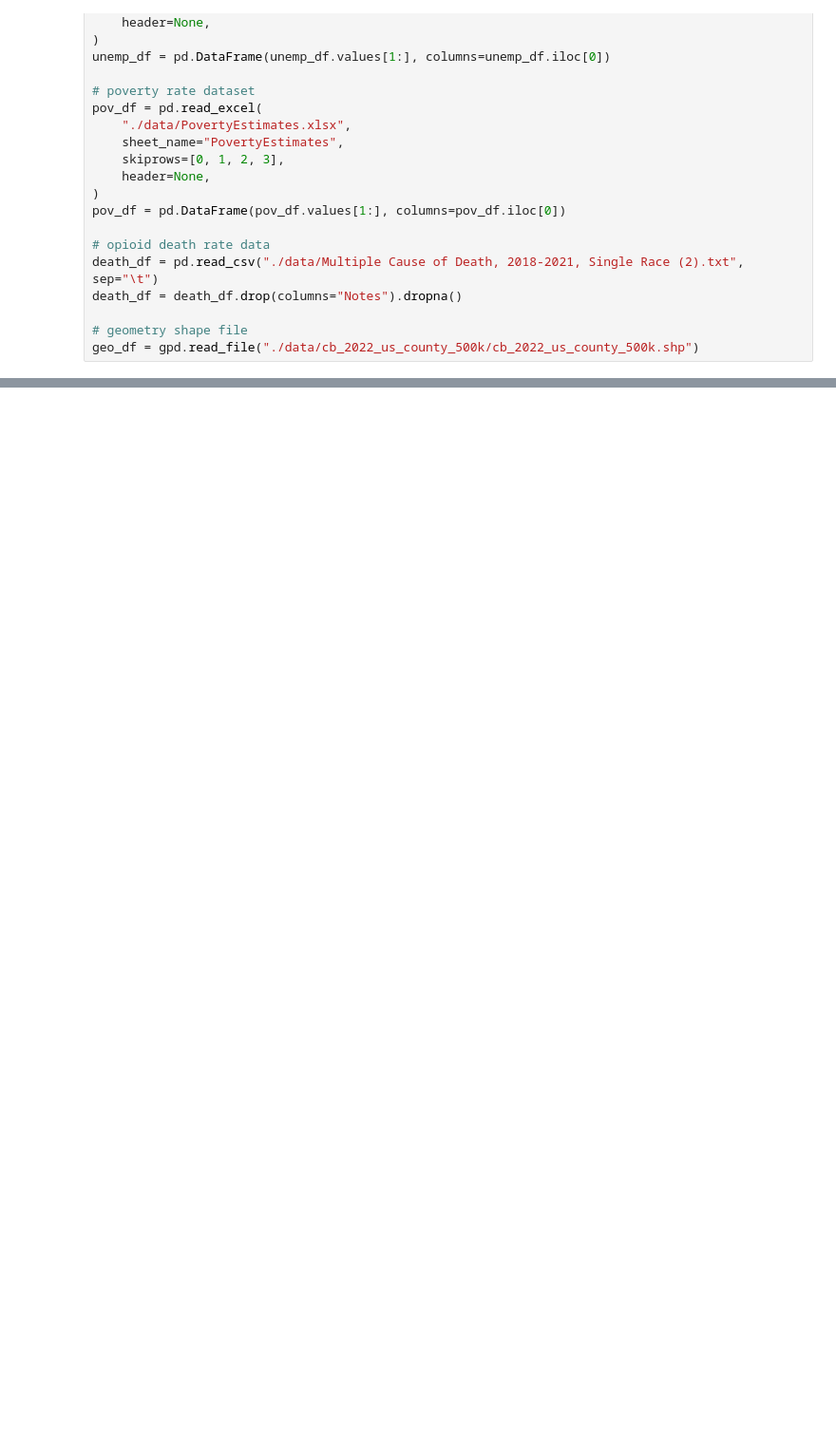
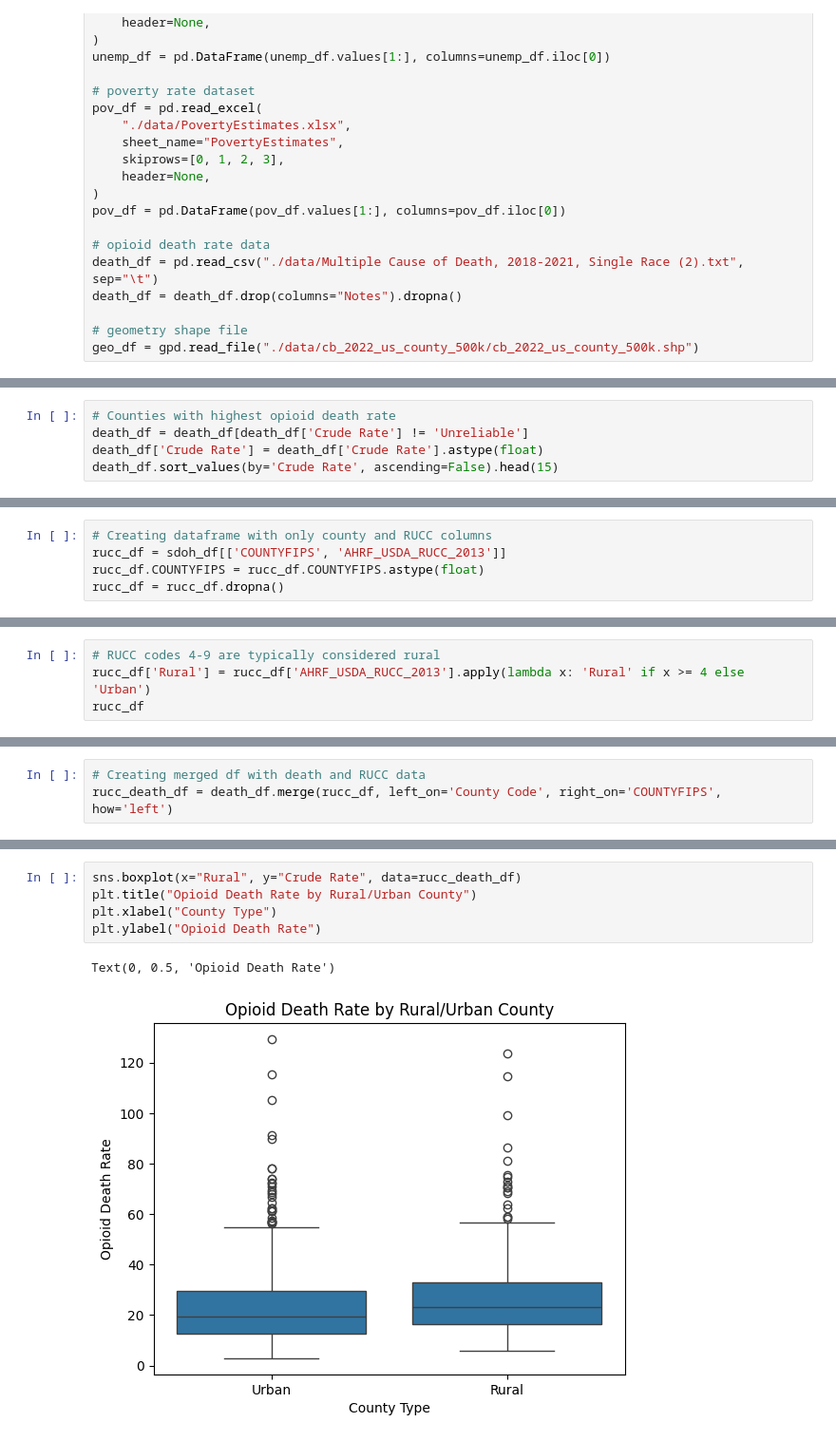
Before and after one commit to Ludougan123234/624-project, a Jupyter notebook: exp_opioid collaborate.ipynb, the cells around one changed output, grey strips where cells are left out. Shown at 95% size. Cells and saved outputs as stored; diff of their text form; blank space fills up the shorter version.

Commit message:
EDA with death data & rural/urban counties

```diff
--- a/exp_opioid collaborate.ipynb
+++ b/exp_opioid collaborate.ipynb
@@ -38,0 +55,5 @@ geo_df = gpd.read_file("./data/cb_2022_us_county_500k/cb_2022_us_county_500k.shp
+# %%
+# Counties with highest opioid death rate
+death_df = death_df[death_df['Crude Rate'] != 'Unreliable']
+death_df['Crude Rate'] = death_df['Crude Rate'].astype(float)
+death_df.sort_values(by='Crude Rate', ascending=False).head(15)
@@ -38,0 +97,5 @@ geo_df = gpd.read_file("./data/cb_2022_us_county_500k/cb_2022_us_county_500k.shp
+# %%
+# Creating dataframe with only county and RUCC columns
+rucc_df = sdoh_df[['COUNTYFIPS', 'AHRF_USDA_RUCC_2013']]
+rucc_df.COUNTYFIPS = rucc_df.COUNTYFIPS.astype(float)
+rucc_df = rucc_df.dropna()
@@ -38,0 +108,4 @@ geo_df = gpd.read_file("./data/cb_2022_us_county_500k/cb_2022_us_county_500k.shp
+# %%
+# RUCC codes 4-9 are typically considered rural
+rucc_df['Rural'] = rucc_df['AHRF_USDA_RUCC_2013'].apply(lambda x: 'Rural' if x >= 4 else 'Urban')
+rucc_df
@@ -38,0 +126,3 @@ geo_df = gpd.read_file("./data/cb_2022_us_county_500k/cb_2022_us_county_500k.shp
+# %%
+# Creating merged df with death and RUCC data
+rucc_death_df = death_df.merge(rucc_df, left_on='County Code', right_on='COUNTYFIPS', how='left')
@@ -39,3 +143,11 @@ geo_df = gpd.read_file("./data/cb_2022_us_county_500k/cb_2022_us_county_500k.shp
+# %%
+sns.boxplot(x="Rural", y="Crude Rate", data=rucc_death_df)
+plt.title("Opioid Death Rate by Rural/Urban County")
+plt.xlabel("County Type")
+plt.ylabel("Opioid Death Rate")
+# %% [output]
+Text(0, 0.5, 'Opioid Death Rate')
+[figure, added]
 # %%
 # set to True if we want to refresh CDC data source
 REFRESH_OPIOID_SOURCE = False
```
Also changed, not shown: parts of 9 cells of this notebook.
